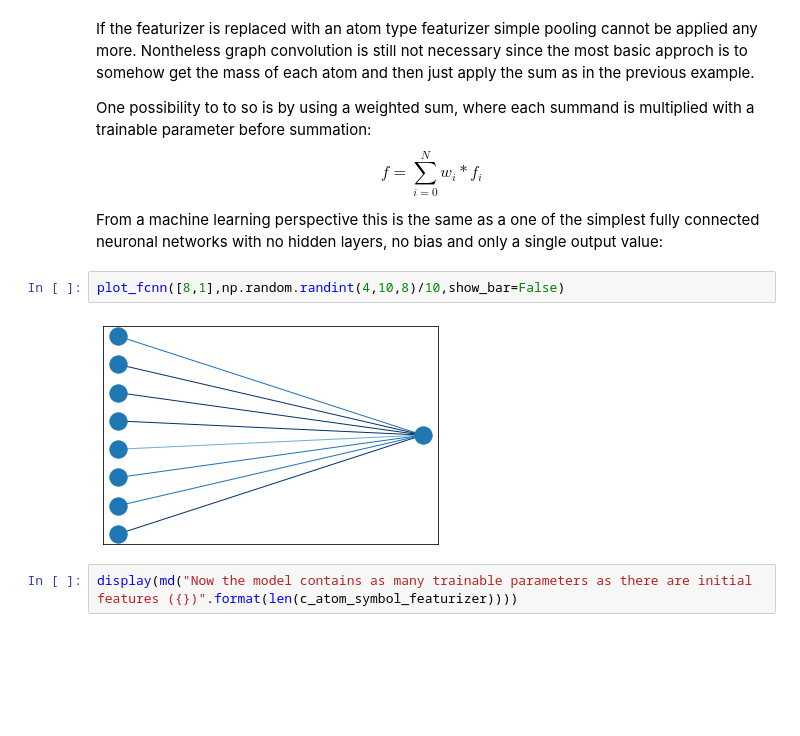
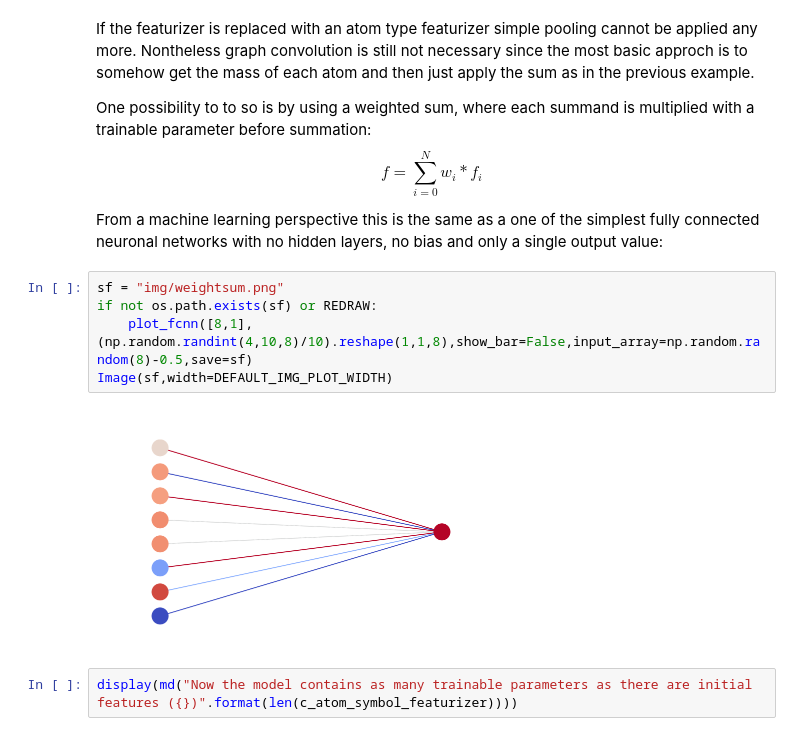
Before and after one commit to JulianKimmig/molNet, a Jupyter notebook: dev/black_box/notebooks/Untitled.ipynb, the cells around one changed output. Drawn from its saved outputs; the diff is of its cells as text; blank space fills up the shorter version.

```diff
--- a/dev/black_box/notebooks/Untitled.ipynb
+++ b/dev/black_box/notebooks/Untitled.ipynb
@@ -420,10 +694,13 @@ One possibility to to so is by using a weighted sum, where each summand is multi
 $$f=\sum_{i=0}^{N}{w_i*f_i}$$
 
 From a machine learning perspective this is the same as a one of the simplest fully connected neuronal networks with no hidden layers, no bias and only a single output value:
-# %%
-plot_fcnn([8,1],np.random.randint(4,10,8)/10,show_bar=False)
-# %% [output]
-[figure, removed]
+# %%
+sf = "img/weightsum.png"
+if not os.path.exists(sf) or REDRAW:
+    plot_fcnn([8,1],(np.random.randint(4,10,8)/10).reshape(1,1,8),show_bar=False,input_array=np.random.random(8)-0.5,save=sf)
+Image(sf,width=DEFAULT_IMG_PLOT_WIDTH)
+# %% [output]
+[figure, added]
 # %%
 display(md("Now the model contains as many trainable parameters as there are initial features ({})".format(len(c_atom_symbol_featurizer))))
 # %% [output]
```
Also changed, not shown: parts of 41 cells of this notebook.
